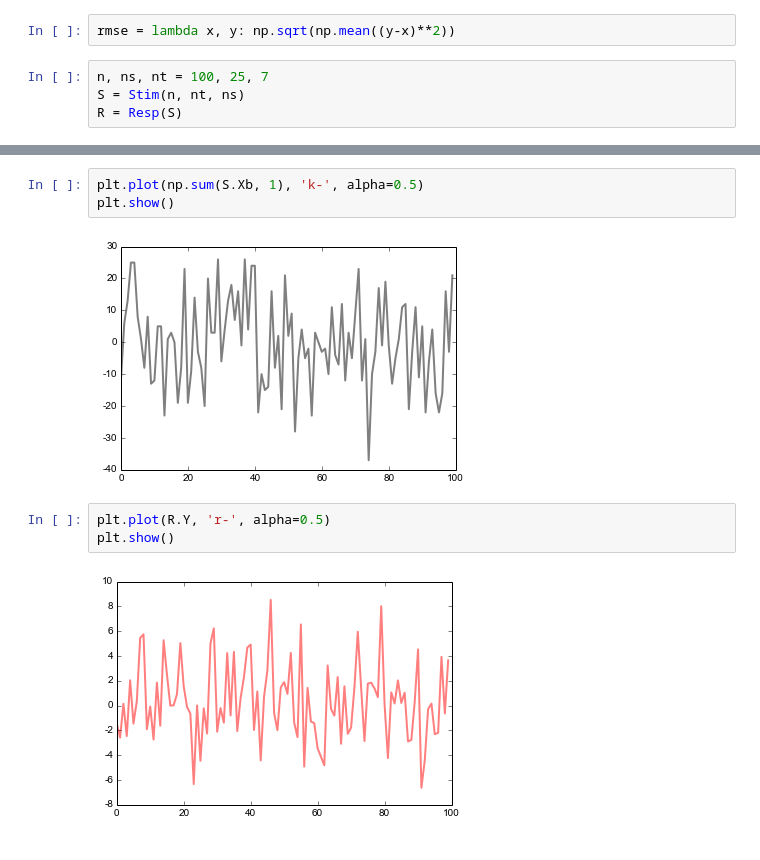
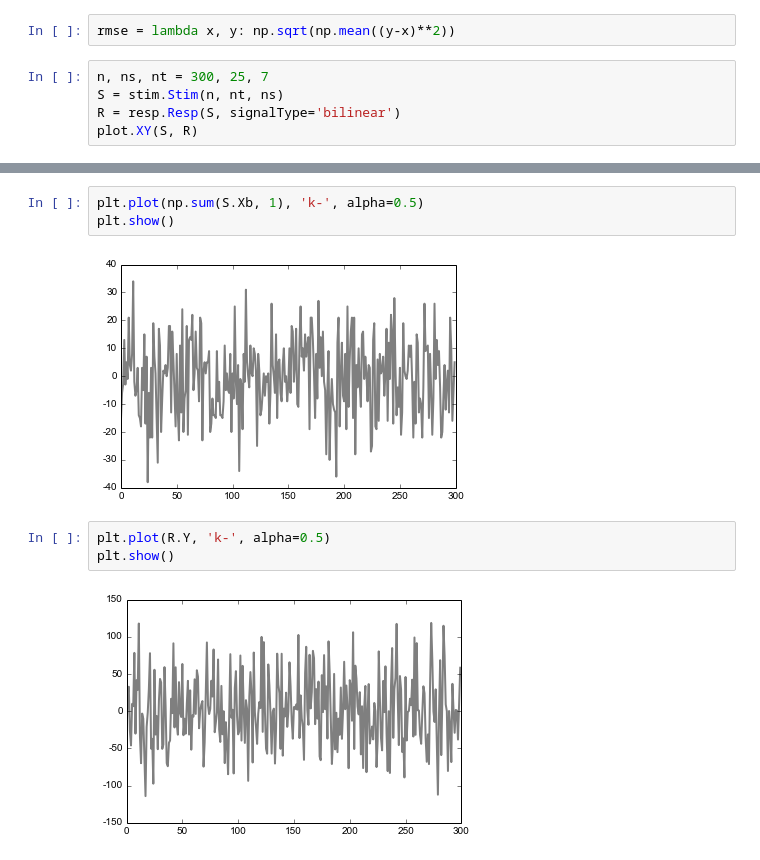
Before and after one commit to mobeets/pyASDRD, a Jupyter notebook: ASD.ipynb, the cells around one changed output, grey strips where cells are left out. Drawn from its saved outputs; the diff is of its cells as text.

```diff
--- a/ASD.ipynb
+++ b/ASD.ipynb
@@ -12,6 +19,7 @@ import asdard
 # %%
 rmse = lambda x, y: np.sqrt(np.mean((y-x)**2))
 # %%
-n, ns, nt = 100, 25, 7
-S = Stim(n, nt, ns)
-R = Resp(S)
+n, ns, nt = 300, 25, 7
+S = stim.Stim(n, nt, ns)
+R = resp.Resp(S, signalType='bilinear')
+plot.XY(S, R)
@@ -26,9 +29,9 @@ plt.show()
 plt.plot(np.sum(S.Xb, 1), 'k-', alpha=0.5)
 plt.show()
 # %% [output]
-[figure, old version]
+[figure, new version]
 # %%
-plt.plot(R.Y, 'r-', alpha=0.5)
+plt.plot(R.Y, 'k-', alpha=0.5)
 plt.show()
 # %% [output]
-[figure, old version]
+[figure, new version]
```
Also changed, not shown: parts of 23 cells of this notebook, 6 other files.
